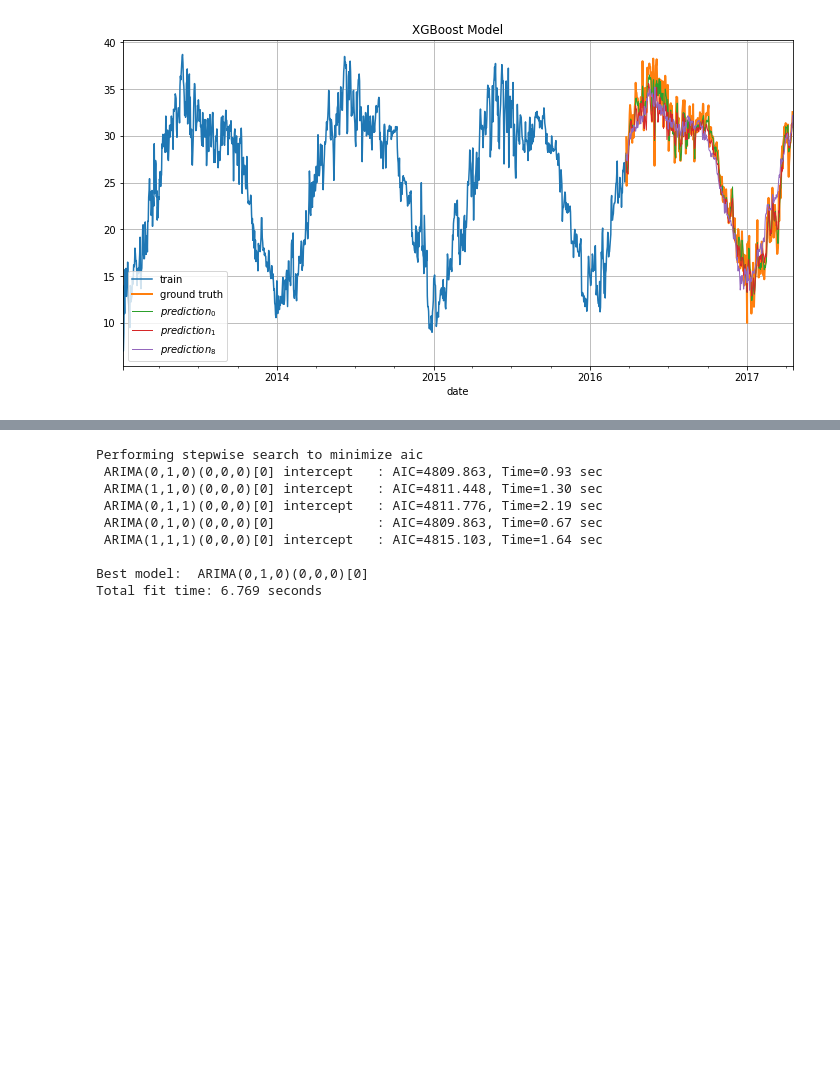
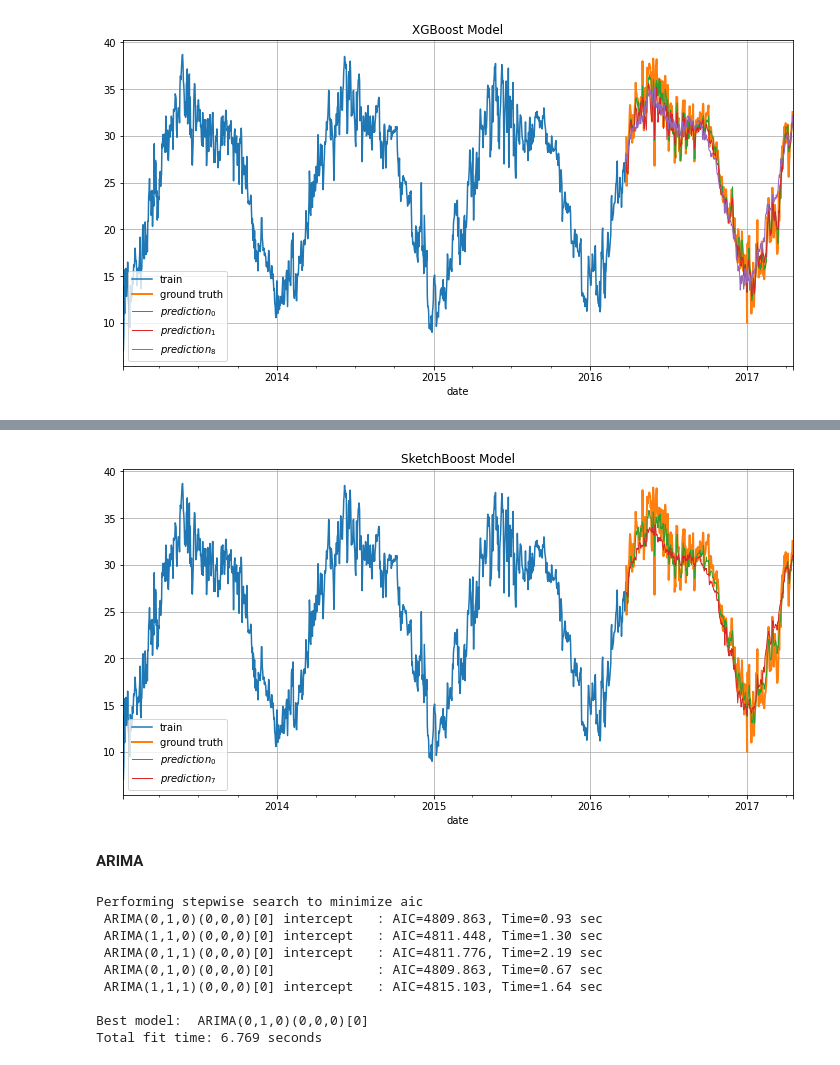
Before and after one commit to pankratozzi/ML_pet_projects, a Jupyter notebook: time_series/time_temperature_experiments.ipynb, the cells around one changed output, grey strips where cells are left out. Drawn from its saved outputs; the diff is of its cells as text; code cells hidden in the pictures; blank space fills up the shorter version.

Commit message:
added sketchBoost for multioutput regression

```diff
--- a/time_series/time_temperature_experiments.ipynb
+++ b/time_series/time_temperature_experiments.ipynb
@@ -615,3 +618,21 @@ plt.legend()
 plt.show()
 # %% [output]
 [figure]
+# %%
+# https://openreview.net/pdf?id=WSxarC8t-T  # sber ai lab
+# great approach to handle large multioutput tasks
+
+sketch = RandomProjectionSketch(8)
+# sketch = RandomSamplingSketch(10)
+# sketch = TopOutputsSketch(10)
+# sketch = SVDSketch(n_components=1)
+
+model = GradientBoosting('mse', 'r2_score',
+                         ntrees=5000, lr=0.01, verbose=100, es=100, lambda_l2=10, gd_steps=1,
+                         subsample=0.6, colsample=0.8, min_data_in_leaf=20, use_hess=False,
+                         max_bin=32, max_depth=3,
+                         multioutput_sketch=sketch,
+                        )
+# %%
+model.fit(X_train.values.astype(np.float32), y_train.values.astype(np.float32),
+          eval_sets=[{'X': X_test.values.astype(np.float32), 'y': y_test.values.astype(np.float32)}])  # add validation data to prevent adjustinng model to test set
@@ -617,0 +653,3 @@ plt.show()
+# %%
+pred = model.predict(X_test.values.astype(np.float32))
+pred.shape
@@ -618,3 +690,20 @@ plt.show()
+# %%
+y_pred = pd.DataFrame(data=pred, index=y_test.index)
+
+plt.figure(figsize=(12,6))
+plt.title('SketchBoost Model')
+y_train.iloc[:, 0].plot(label='train')
+y_test.iloc[:, 0].plot(label='ground truth', lw=2)
+y_pred.iloc[:, 0].plot(label=f'$prediction_0$', lw=1)
+y_pred.iloc[:, 7].plot(label=f'$prediction_7$', lw=1)
+
+plt.grid()
+plt.legend()
+plt.show()
+# %% [output]
+[figure, added]
+# %% [markdown]
+**ARIMA**
 # %%
 scaler = RobustScaler()
 ys_train = pd.Series(data=train_['meantemp'], name='meantemp', index=train_.index)
```
Also changed, not shown: parts of 10 cells of this notebook.
